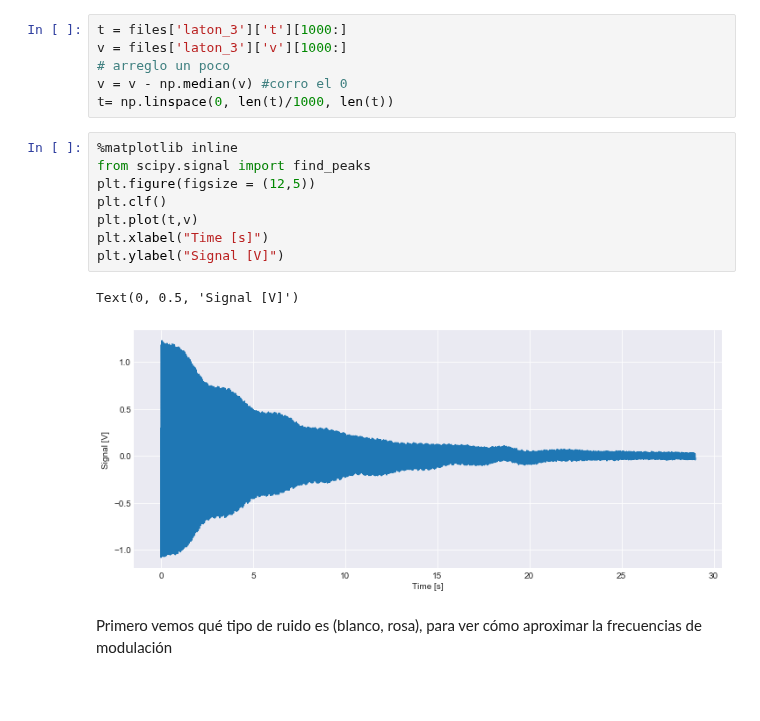
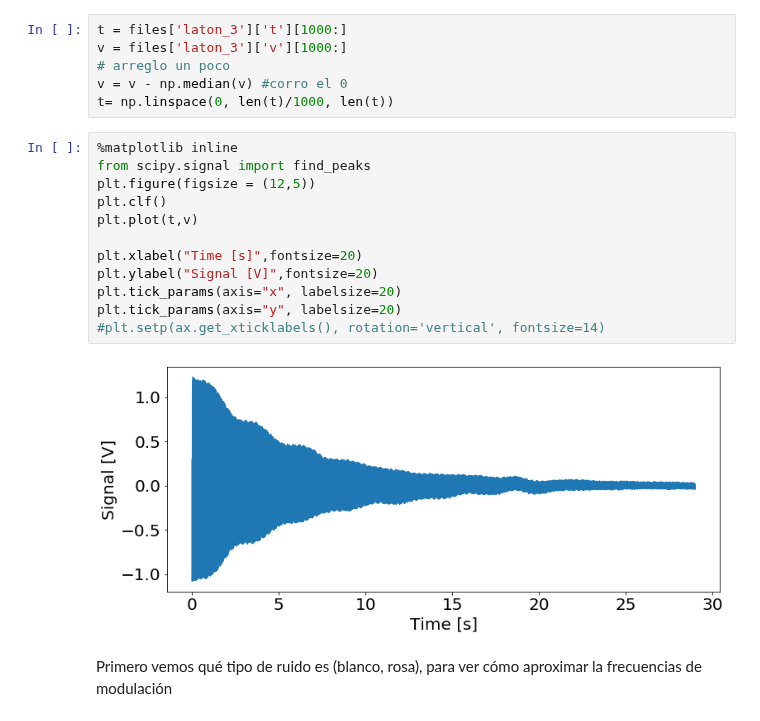
Before and after one commit to LunaKadysz/Laboratorio-4, a Jupyter notebook: Practica4/Practica4.ipynb, the cells around one changed output. Drawn from its saved outputs; the diff is of its cells as text; blank space fills up the shorter version.

```diff
--- a/Practica4/Practica4.ipynb
+++ b/Practica4/Practica4.ipynb
@@ -32,14 +32,17 @@ t= np.linspace(0, len(t)/1000, len(t))
 # %%
 %matplotlib inline
 from scipy.signal import find_peaks
 plt.figure(figsize = (12,5))
 plt.clf()
 plt.plot(t,v)
-plt.xlabel("Time [s]")
-plt.ylabel("Signal [V]")
+
+plt.xlabel("Time [s]",fontsize=20)
+plt.ylabel("Signal [V]",fontsize=20)
+plt.tick_params(axis="x", labelsize=20)
+plt.tick_params(axis="y", labelsize=20)
+#plt.setp(ax.get_xticklabels(), rotation='vertical', fontsize=14)
 # %% [output]
-Text(0, 0.5, 'Signal [V]')
-[figure, old version]
+[figure, new version]
 # %% [markdown]
 Primero vemos qué tipo de ruido es (blanco, rosa), para ver cómo aproximar la frecuencias de modulación
 # %% [markdown]
```
Also changed, not shown: parts of 10 cells of this notebook, 6 other files.
